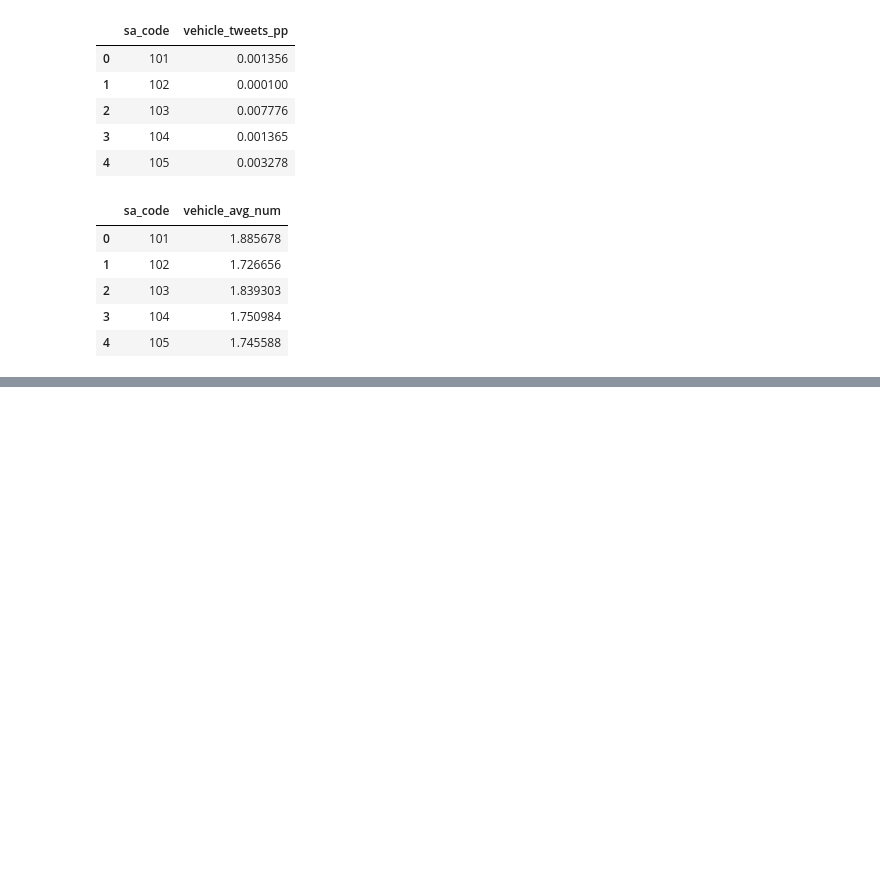
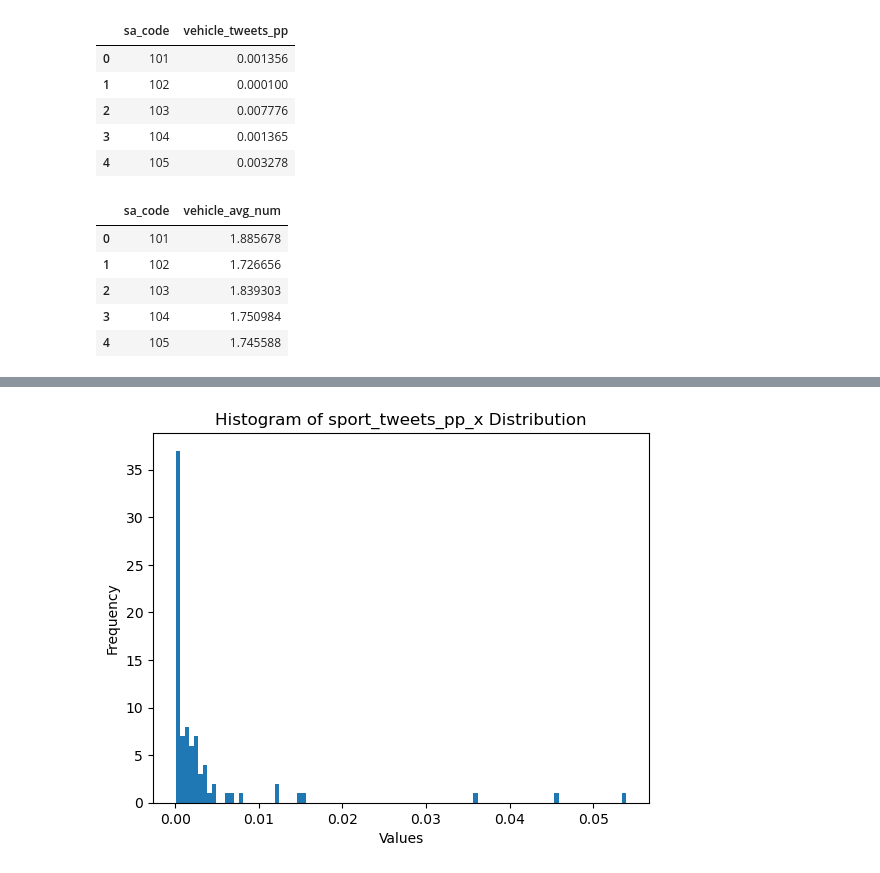
Before and after one commit to terrance2630/CCC_A2, a Jupyter notebook: processed_data_analysis/scenario_correlation.ipynb, the cells around one changed output, grey strips where cells are left out. Saved outputs shown, nothing was run; the diff lists cells and outputs as text; code cells hidden in the pictures; blank space fills up the shorter version.

```diff
--- a/processed_data_analysis/scenario_correlation.ipynb
+++ b/processed_data_analysis/scenario_correlation.ipynb
@@ -108,0 +140,8 @@ s_num vs. s_senti
+# %%
+plt.hist(sport_tweets_pp_x, bins=100)
+plt.xlabel('Values')
+plt.ylabel('Frequency')
+plt.title('Histogram of sport_tweets_pp_x Distribution')
+plt.show()
+# %% [output]
+[figure, added]
```
Also changed, not shown: parts of 10 cells of this notebook, 2 other files.
